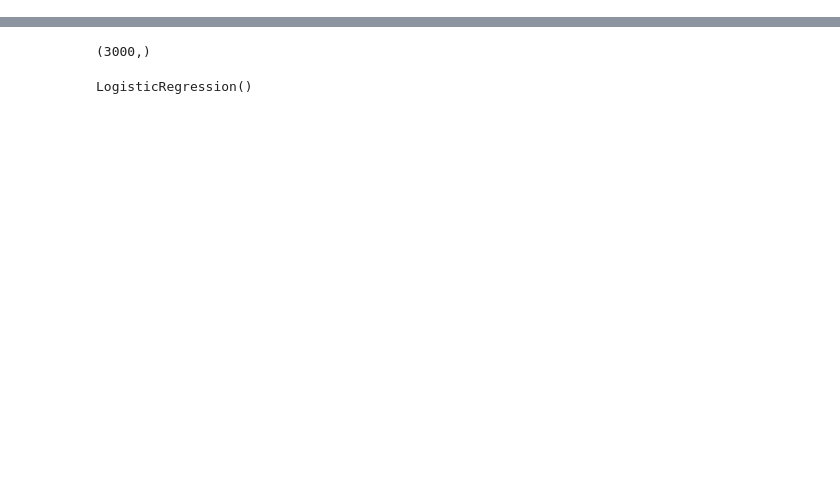
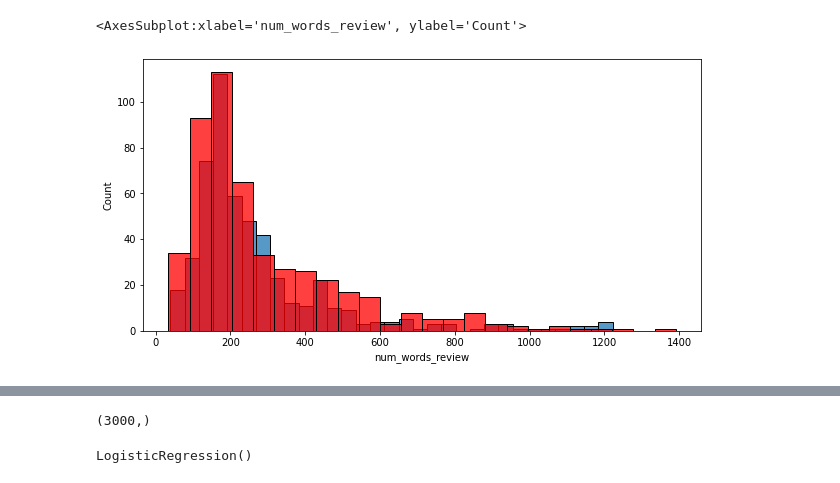
Before and after one commit to sumit-1492/sentiment_analysis, a Jupyter notebook: notebook/Review of sentiment analysis.ipynb, the cells around one changed output, grey strips where cells are left out. Drawn from its saved outputs; the diff is of its cells as text; code cells hidden in the pictures; blank space fills up the shorter version.

```diff
--- a/notebook/Review of sentiment analysis.ipynb
+++ b/notebook/Review of sentiment analysis.ipynb
@@ -24,0 +168,7 @@ len(df)
+# %%
+plt.figure(figsize=(10,5))
+sns.histplot(df[df['label'] == 0]['num_words_review'])
+sns.histplot(df[df['label'] == 1]['num_words_review'],color='red')
+# %% [output]
+<AxesSubplot:xlabel='num_words_review', ylabel='Count'>
+[figure, added]
```
Also changed, not shown: parts of 82 cells of this notebook, 4 other files.
